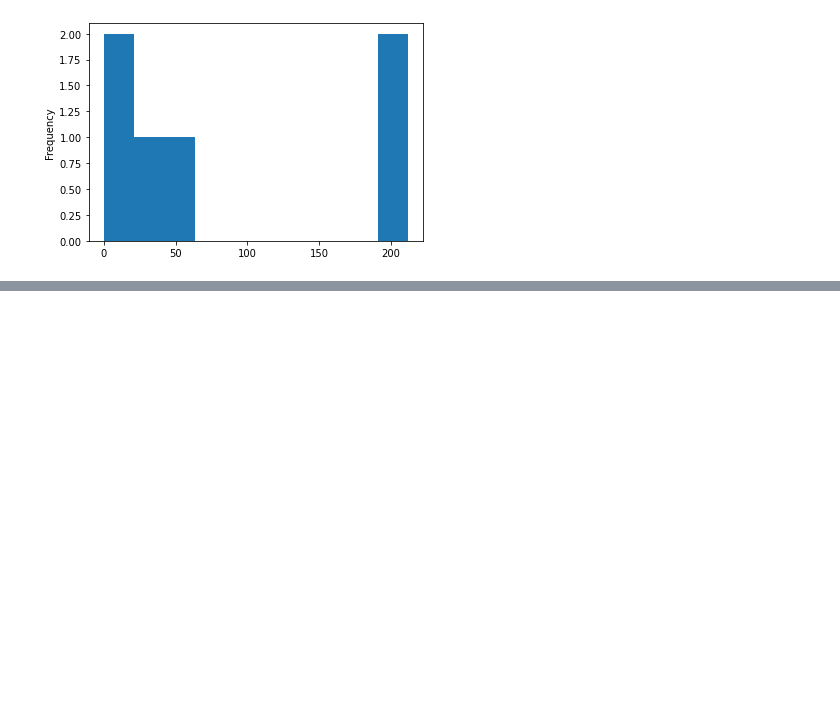
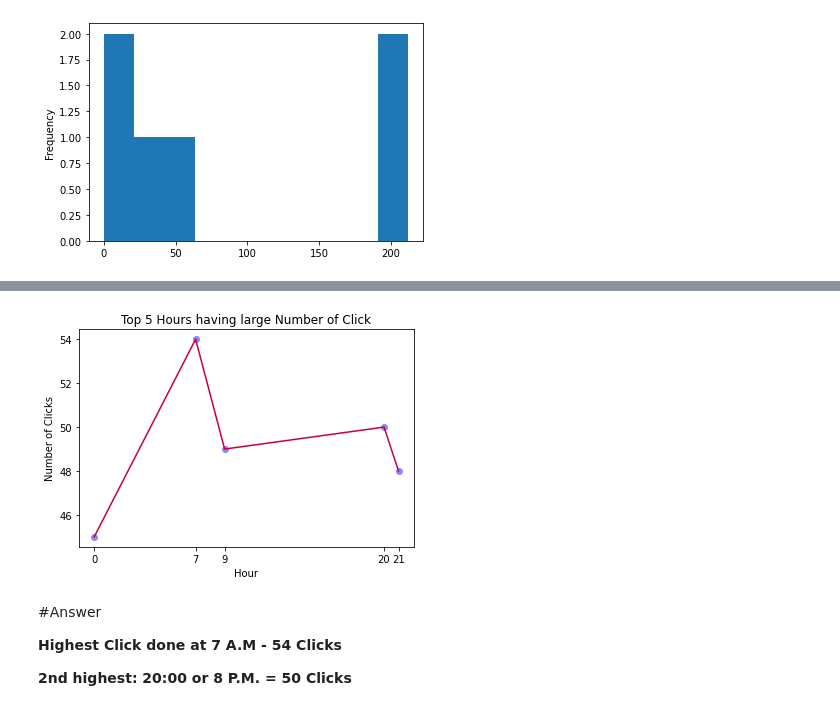
Before and after one commit to arelies-proximo/Data-Science-Projects, a Jupyter notebook: Analysis/Advertisement_Analysis.ipynb, the cells around one changed output, grey strips where cells are left out. Drawn from its saved outputs; the diff is of its cells as text; code cells hidden in the pictures; blank space fills up the shorter version.

```diff
--- a/Analysis/Advertisement_Analysis.ipynb
+++ b/Analysis/Advertisement_Analysis.ipynb
@@ -365,0 +551,4 @@ res.plot.hist(by='binned', bins=10)
+# %%
+tmp0 = click_by_hour.nlargest(5, ["Clicked on Ad"])
+print(type(tmp0))
+tmp0
@@ -365,0 +563,3 @@ res.plot.hist(by='binned', bins=10)
+# %%
+tmp0.sort_values("Hour", inplace=True)
+tmp0
@@ -365,0 +573,16 @@ res.plot.hist(by='binned', bins=10)
+# %%
+plt.scatter(tmp0.Hour, tmp0["Clicked on Ad"], color="#8A8AFF")
+plt.plot(tmp0.Hour, tmp0["Clicked on Ad"], color="#C70039")
+plt.xticks(tmp0.Hour)
+plt.title("Top 5 Hours having large Number of Click")
+plt.xlabel("Hour")
+plt.ylabel("Number of Clicks")
+plt.show()
+# %% [output]
+[figure, added]
+# %% [markdown]
+#Answer
+
+**Highest Click done at 7 A.M - 54 Clicks**
+
+**2nd highest: 20:00 or 8 P.M. = 50 Clicks**
```
Also changed, not shown: parts of 23 cells of this notebook.
